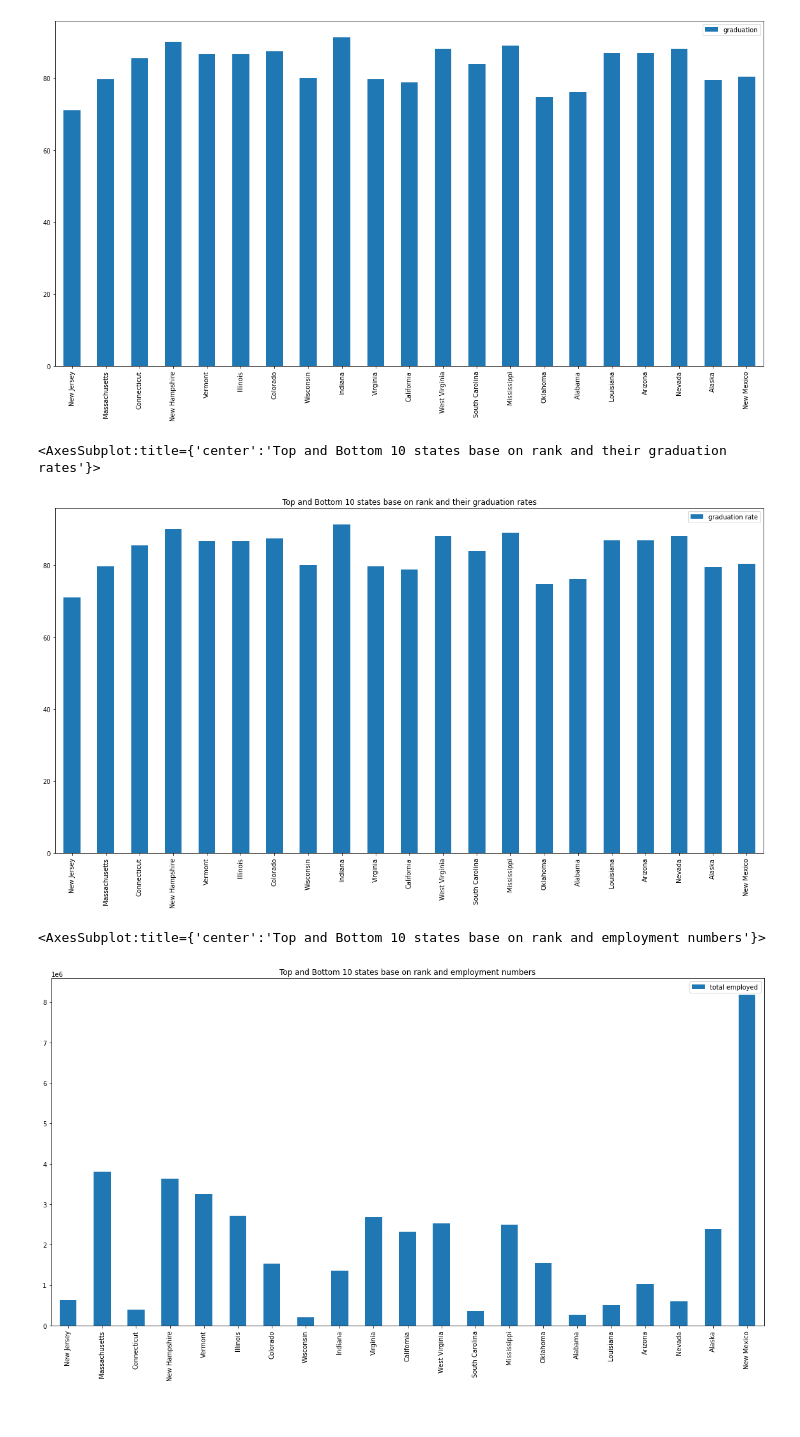
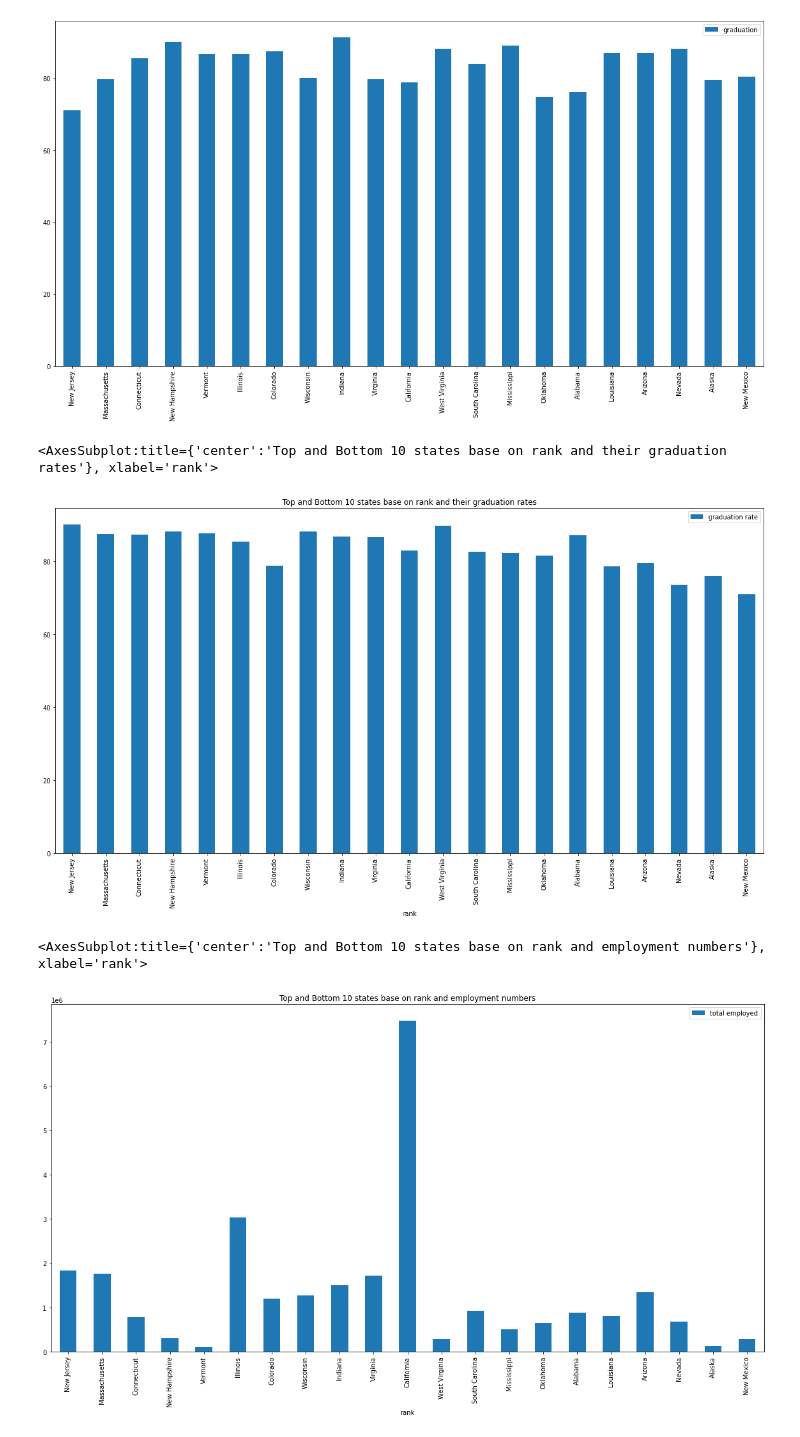
Before and after one commit to gtaraboletti/uncc_project1, a Jupyter notebook: ADproject1finalcode.ipynb, the cells around one changed output. Drawn from its saved outputs; the diff is of its cells as text; code cells hidden in the pictures.

```diff
--- a/ADproject1finalcode.ipynb
+++ b/ADproject1finalcode.ipynb
@@ -139,32 +162,37 @@ def DataIterations(schoolstatetop10,schoolstatebottom10,dataset,stateName,column
     for state in schoolstatetop10:
         x=0
         for gradState in dataset[stateName]:
+
+            if state == gradState:
+
+                usefulGrads[state] = dataset.iloc[x , :][columnName].replace(",","")
+
             x=x+1
-            if state == gradState:
-              usefulGrads[state] = dataset.iloc[x , :][columnName].replace(",","")
     for state in schoolstatebottom10:
         x=0
         for gradState in dataset[stateName]:
+
+            if state == gradState:
+                usefulGrads[state] = dataset.iloc[x , :][columnName].replace(",","")
+
             x=x+1
-            if state == gradState:
-              usefulGrads[state] = dataset.iloc[x , :][columnName].replace(",","")
+
 
     return usefulGrads
 usefulGrads = DataIterations(schoolstatetop10,schoolstatebottom10,gradrate15,"State 15-16","Total 15-16")
-df = pd.DataFrame({'graduation rate': list( usefulGrads.values()) }, index = list( usefulGrads.keys()))
+df = pd.DataFrame({'graduation rate': list( usefulGrads.values()),'rank' :list( usefulGrads.keys()) })
 df["graduation rate"] = df["graduation rate"].astype("float")
 
-df.plot(kind='bar', figsize = (20,10), title = "Top and Bottom 10 states base on rank and their graduation rates")
+df.plot(kind='bar', figsize = (20,10), title = "Top and Bottom 10 states base on rank and their graduation rates", x="rank", y="graduation rate")
 # %% [output]
-<AxesSubplot:title={'center':'Top and Bottom 10 states base on rank and their graduation rates'}>
+<AxesSubplot:title={'center':'Top and Bottom 10 states base on rank and their graduation rates'}, xlabel='rank'>
-[figure, old version]
+[figure, new version]
 # %%
 usefulGrads = DataIterations(schoolstatetop10,schoolstatebottom10,jobdata2016,"United States","126,752,238")
-df1 = pd.DataFrame({'total employed': list( usefulGrads.values()) }, index = list( usefulGrads.keys()))
-df1["total employed"] = df["total employed"].astype("int")
+df1 = pd.DataFrame({'total employed': list( usefulGrads.values()),'rank' :list( usefulGrads.keys()) })
+df1["total employed"] = df1["total employed"].astype("int")
 
-df1.plot(kind='bar', figsize = (20,10), title = "Top and Bottom 10 states base on rank and employment numbers")
-#not pulling accurate data
+df1.plot(kind='bar', x='rank',y='total employed', figsize = (20,10), title = "Top and Bottom 10 states base on rank and employment numbers")
 # %% [output]
-<AxesSubplot:title={'center':'Top and Bottom 10 states base on rank and employment numbers'}>
+<AxesSubplot:title={'center':'Top and Bottom 10 states base on rank and employment numbers'}, xlabel='rank'>
-[figure, old version]
+[figure, new version]
```
Also changed, not shown: parts of 6 cells of this notebook.
